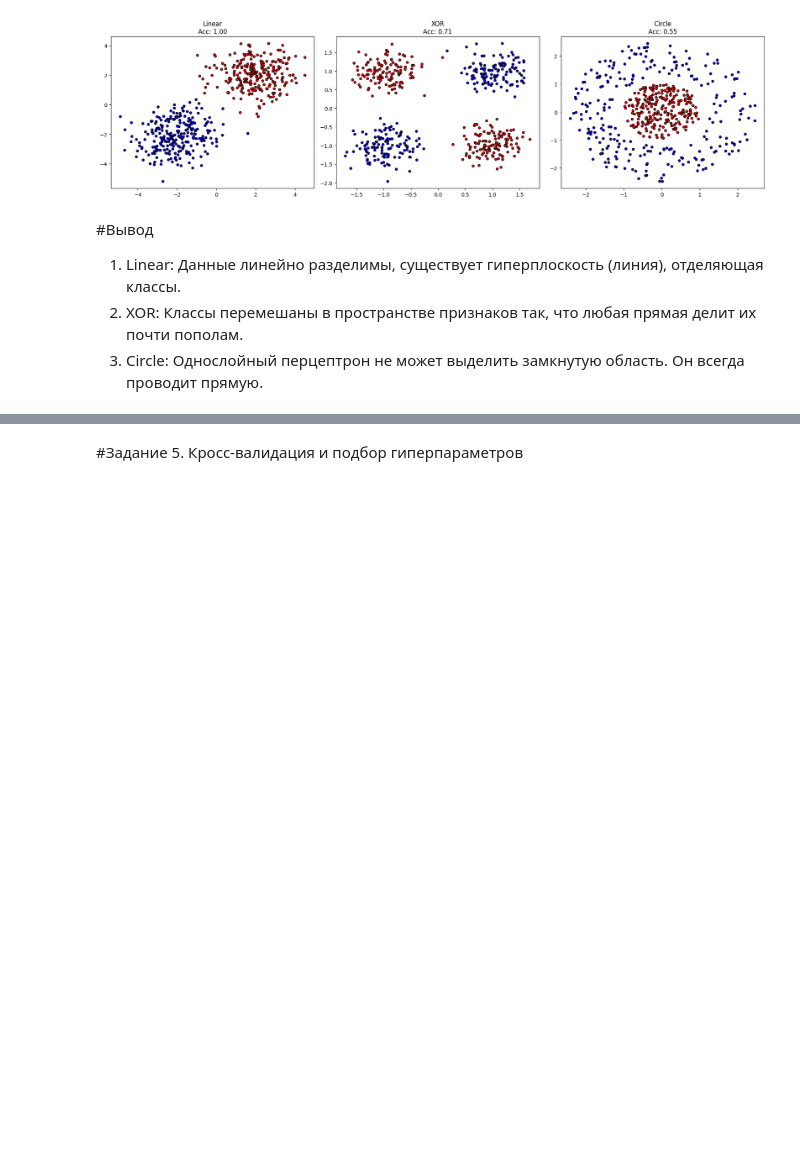
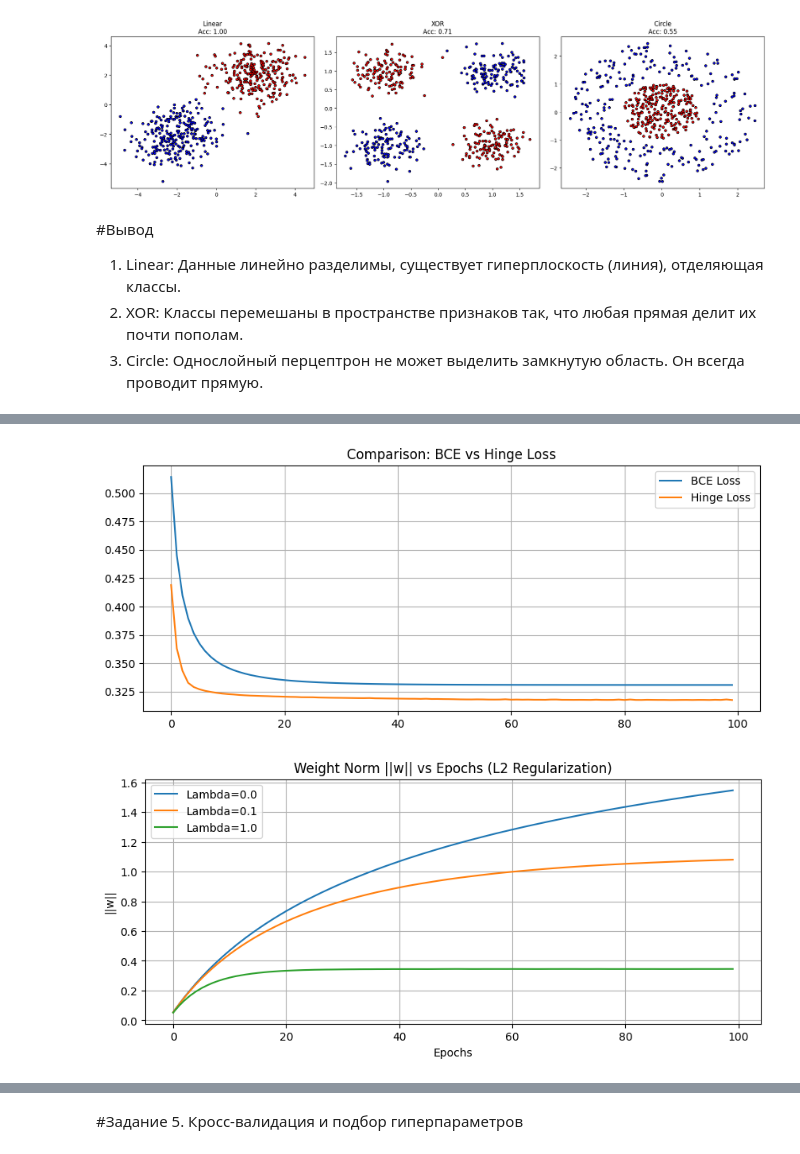
Before and after one commit to yaneya2/LAsecondlab, a Jupyter notebook: линал_2_лаба.ipynb, the cells around one changed output, grey strips where cells are left out. Saved outputs shown, nothing was run; the diff lists cells and outputs as text; code cells hidden in the pictures; blank space fills up the shorter version.

```diff
--- a/линал_2_лаба.ipynb
+++ b/линал_2_лаба.ipynb
@@ -442,0 +443,79 @@ Epoch 100/100 | Train Loss: 0.6844 | Val Loss: 0.7099
+# %%
+class PerceptronExtended(Perceptron):
+    def __init__(self, seed=42, l2_lambda=0.0):
+        super().__init__(seed)
+        self.l2_lambda = l2_lambda
+
+    def fit_extended(self, X_train, y_train, X_val, y_val, epochs=100, lr=0.1, batch_size=32, loss_type='bce'):
+        train_losses = []
+        w_norms = []
+        n_samples = X_train.shape[0]
+
+        y_t = np.where(y_train == 0, -1, 1) if loss_type == 'hinge' else y_train
+
+        for epoch in range(epochs):
+            indices = np.random.permutation(n_samples)
+            X_shuffled = X_train[indices]
+            y_shuffled = y_t[indices]
+
+            for i in range(0, n_samples, batch_size):
+                X_b = X_shuffled[i : i + batch_size]
+                y_b = y_shuffled[i : i + batch_size]
+                m = X_b.shape[0]
+
+                z = X_b @ self.w + self.b
+
+                if loss_type == 'bce':
+                    y_hat = self.sigmoid(z)
+                    error = y_hat - y_b
+                    dw = (1/m) * (X_b.T @ error) + self.l2_lambda * self.w
+                    db = (1/m) * np.sum(error)
+                else:
+                    mask = (y_b * z < 1).astype(float)
+                    dw = (1/m) * (X_b.T @ (-mask * y_b)) + self.l2_lambda * self.w
+                    db = (1/m) * np.sum(-mask * y_b)
+
+                self.w -= lr * dw
+                self.b -= lr * db
+
+            z_all = X_train @ self.w + self.b
+            if loss_type == 'bce':
+                loss = self.compute_loss(y_train, self.sigmoid(z_all)) + 0.5 * self.l2_lambda * np.sum(self.w**2)
+            else:
+                loss = np.mean(np.maximum(0, 1 - y_t * z_all)) + 0.5 * self.l2_lambda * np.sum(self.w**2)
+
+            train_losses.append(loss)
+            w_norms.append(np.linalg.norm(self.w))
+
+        return train_losses, w_norms
+
+model_bce = PerceptronExtended(seed=42)
+model_hinge = PerceptronExtended(seed=42)
+
+bce_l, _ = model_bce.fit_extended(X_train, Y_train, X_test, Y_test, loss_type='bce')
+hinge_l, _ = model_hinge.fit_extended(X_train, Y_train, X_test, Y_test, loss_type='hinge')
+
+plt.figure(figsize=(10, 4))
+plt.plot(bce_l, label='BCE Loss')
+plt.plot(hinge_l, label='Hinge Loss')
+plt.title("Comparison: BCE vs Hinge Loss")
+plt.legend(); plt.grid(True); plt.show()
+
+lambdas = [0.0, 0.1, 1.0]
+plt.figure(figsize=(10, 4))
+results_l2 = []
+
+for lb in lambdas:
+    model_l2 = PerceptronExtended(seed=42, l2_lambda=lb)
+    _, norms = model_l2.fit_extended(X_train, Y_train, X_test, Y_test, lr=0.01)
+    acc = np.mean(model_l2.predict(X_test) == Y_test)
+    results_l2.append({"Lambda": lb, "Accuracy": acc, "Final_W_Norm": norms[-1]})
+    plt.plot(norms, label=f"Lambda={lb}")
+
+plt.title("Weight Norm ||w|| vs Epochs (L2 Regularization)")
+plt.ylabel("||w||"); plt.xlabel("Epochs"); plt.legend(); plt.grid(True); plt.show()
+
+display(pd.DataFrame(results_l2))
+# %% [output]
+[figure, added]
+[figure, added]
```
Also changed, not shown: parts of 11 cells of this notebook, 17 other files.
